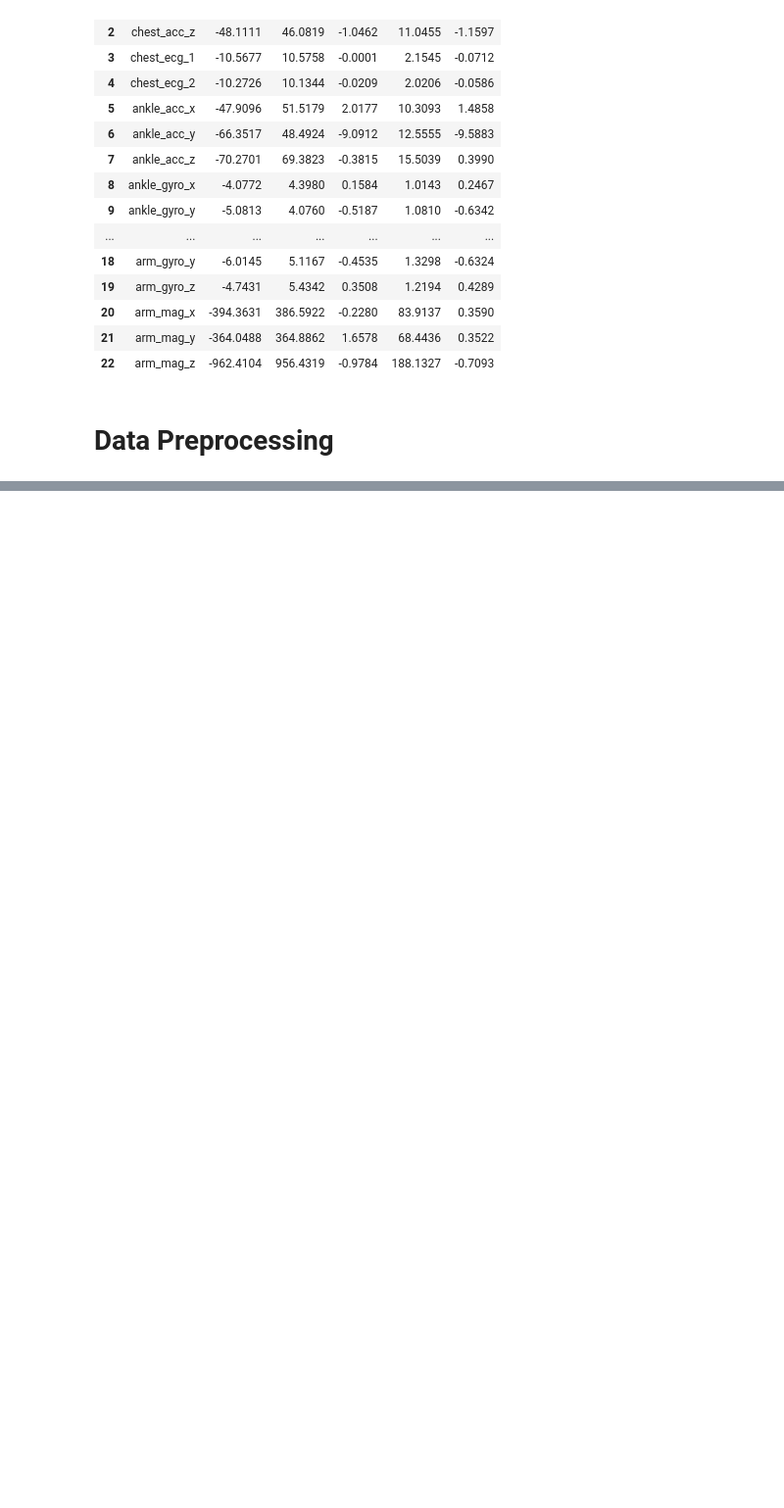
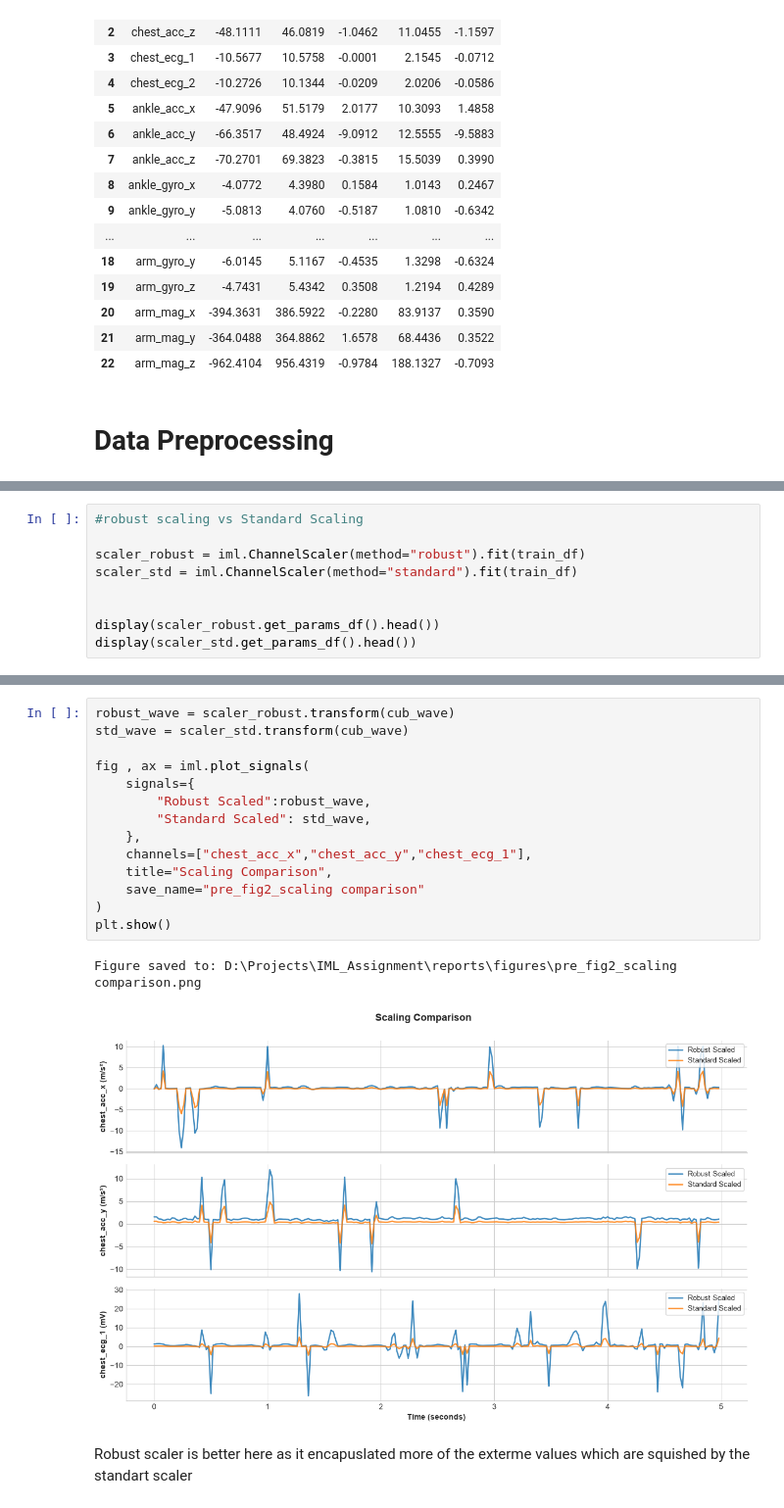
Before and after one commit to bearcut/iml-project, a Jupyter notebook: notebooks/01_eda_and_reporting.ipynb, the cells around one changed output, grey strips where cells are left out. Shown at 98% size. Saved outputs shown, nothing was run; the diff lists cells and outputs as text; blank space fills up the shorter version.

```diff
--- a/notebooks/01_eda_and_reporting.ipynb
+++ b/notebooks/01_eda_and_reporting.ipynb
@@ -186,0 +193,9 @@ Figure saved to: D:\Projects\IML_Assignment\reports\figures\Pre_fig1_different i
+# %%
+#robust scaling vs Standard Scaling
+
+scaler_robust = iml.ChannelScaler(method="robust").fit(train_df)
+scaler_std = iml.ChannelScaler(method="standard").fit(train_df)
+
+
+display(scaler_robust.get_params_df().head())
+display(scaler_std.get_params_df().head())
@@ -186,0 +215,19 @@ Figure saved to: D:\Projects\IML_Assignment\reports\figures\Pre_fig1_different i
+# %%
+robust_wave = scaler_robust.transform(cub_wave)
+std_wave = scaler_std.transform(cub_wave)
+
+fig , ax = iml.plot_signals(
+    signals={
+        "Robust Scaled":robust_wave,
+        "Standard Scaled": std_wave,
+    },
+    channels=["chest_acc_x","chest_acc_y","chest_ecg_1"],
+    title="Scaling Comparison",
+    save_name="pre_fig2_scaling comparison"
+)
+plt.show()
+# %% [output]
+Figure saved to: D:\Projects\IML_Assignment\reports\figures\pre_fig2_scaling comparison.png
+[figure, added]
+# %% [markdown]
+Robust scaler is better here as it encapuslated more of the exterme values which are squished by the standart scaler
```
Also changed, not shown: parts of 6 cells of this notebook, 10 other files.
